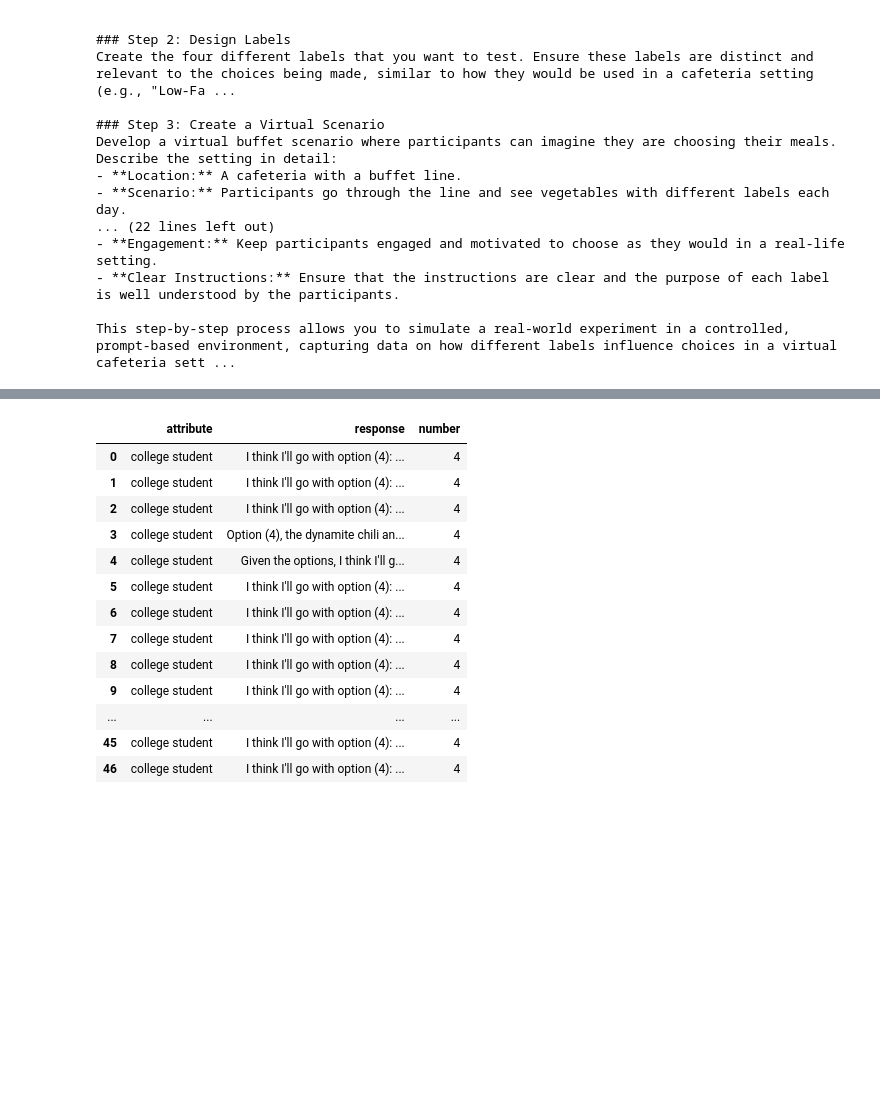
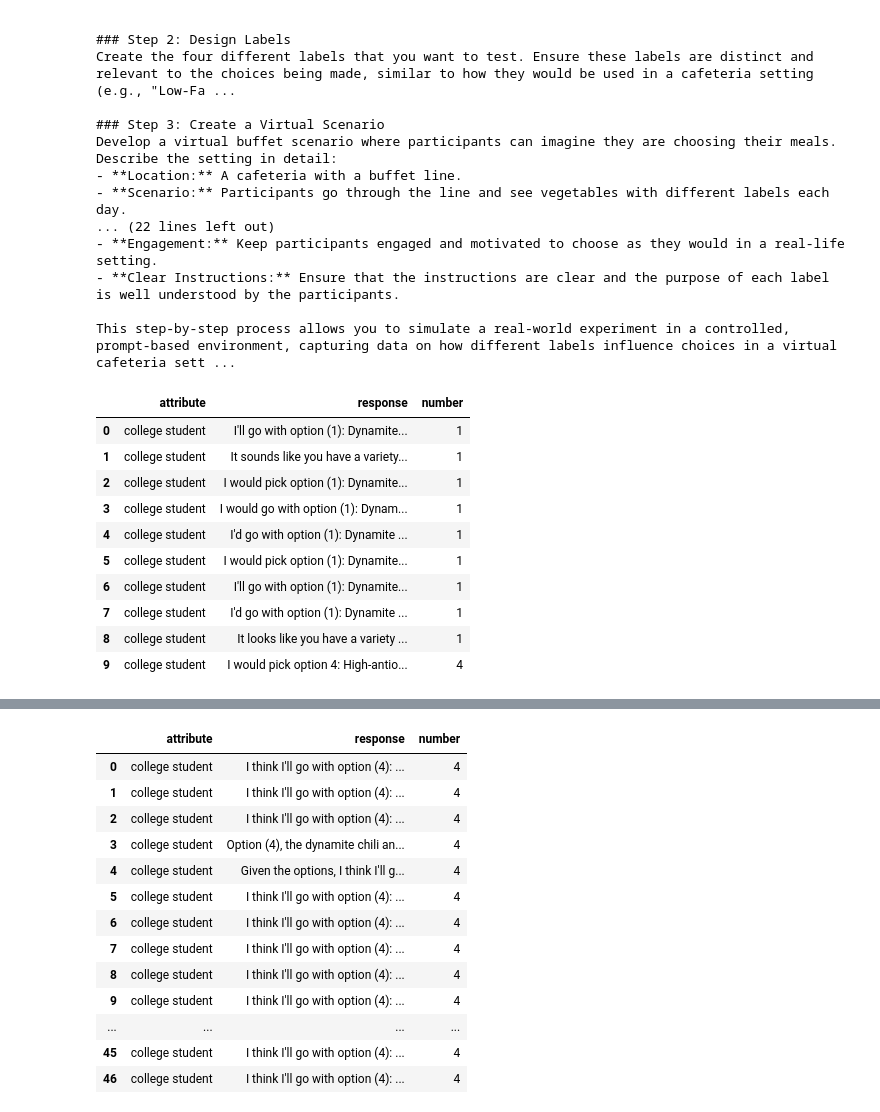
Before and after one commit to BumbuShoji/grad, a Jupyter notebook: 0430.ipynb, the cells around one changed output, grey strips where cells are left out. Cells and saved outputs as stored; diff of their text form; code cells hidden in the pictures; blank space fills up the shorter version.

Commit message:
make ask_vege_preference func

```diff
--- a/0430.ipynb
+++ b/0430.ipynb
@@ -83,6 +83,46 @@ Develop a virtual buffet scenario where participants can imagine they are choosi
 - **Clear Instructions:** Ensure that the instructions are clear and the purpose of each label is well understood by the participants.
 
 This step-by-step process allows you to simulate a real-world experiment in a controlled, prompt-based environment, capturing data on how different labels influence choices in a virtual cafeteria sett ...
+# %%
+import re
+def ask_vegetable_preference(attribute,choice,prompt,range_number):
+    df = pd.DataFrame(columns=["attribute","response","number"])
+
+    for i in range(range_number):
+        attribute = "college student"
+        #attribute = random.choice(attribute_list)
+        #sex = random.choice(sex_list)
+        #fisique = random.choice(fisique_list)
+
+        role = f"you are {attribute}."
+        #you have to behave like {attribute}."
+
+        response = generate_completion(role, choice, prompt)
+        content = response.choices[0].message.content
+
+        #extract number from responce
+        numbers = re.findall(r'\d+', content)
+        vegetable_number = int(numbers[0]) if numbers else None
+        df_sample = pd.DataFrame({"attribute":attribute,"response":content,"number":vegetable_number},index=[0])
+
+        df = pd.concat([df,df_sample],ignore_index=True)
+    return df
+# %%
+df_1 = ask_vegetable_preference("college student",choice_1,prompt,10)
+
+df_1.head(10)
+# %% [output]
+|  | attribute | response | number |
+| 0 | college student | I'll go with option (1): Dynamite... | 1 |
+| 1 | college student | It sounds like you have a variety... | 1 |
+| 2 | college student | I would pick option (1): Dynamite... | 1 |
+| 3 | college student | I would go with option (1): Dynam... | 1 |
+| 4 | college student | I'd go with option (1): Dynamite ... | 1 |
+| 5 | college student | I would pick option (1): Dynamite... | 1 |
+| 6 | college student | I'll go with option (1): Dynamite... | 1 |
+| 7 | college student | I'd go with option (1): Dynamite ... | 1 |
+| 8 | college student | It looks like you have a variety ... | 1 |
+| 9 | college student | I would pick option 4: High-antio... | 4 |
 # %%
 import pandas as pd
 import random
```
Also changed, not shown: parts of 4 cells of this notebook.
